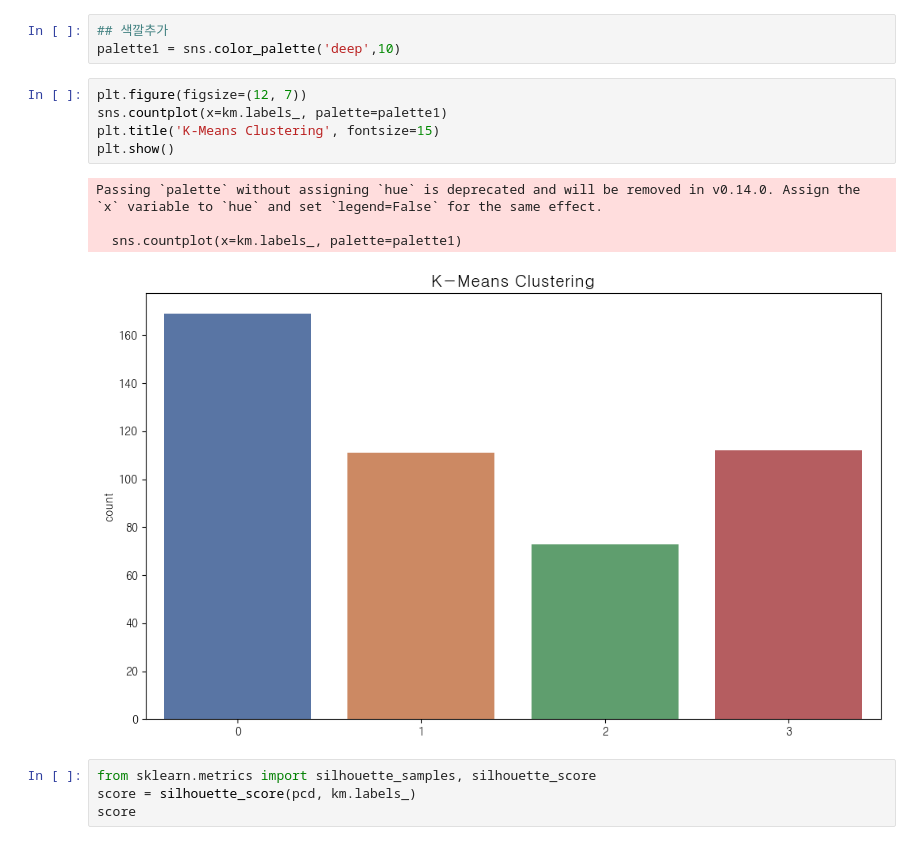
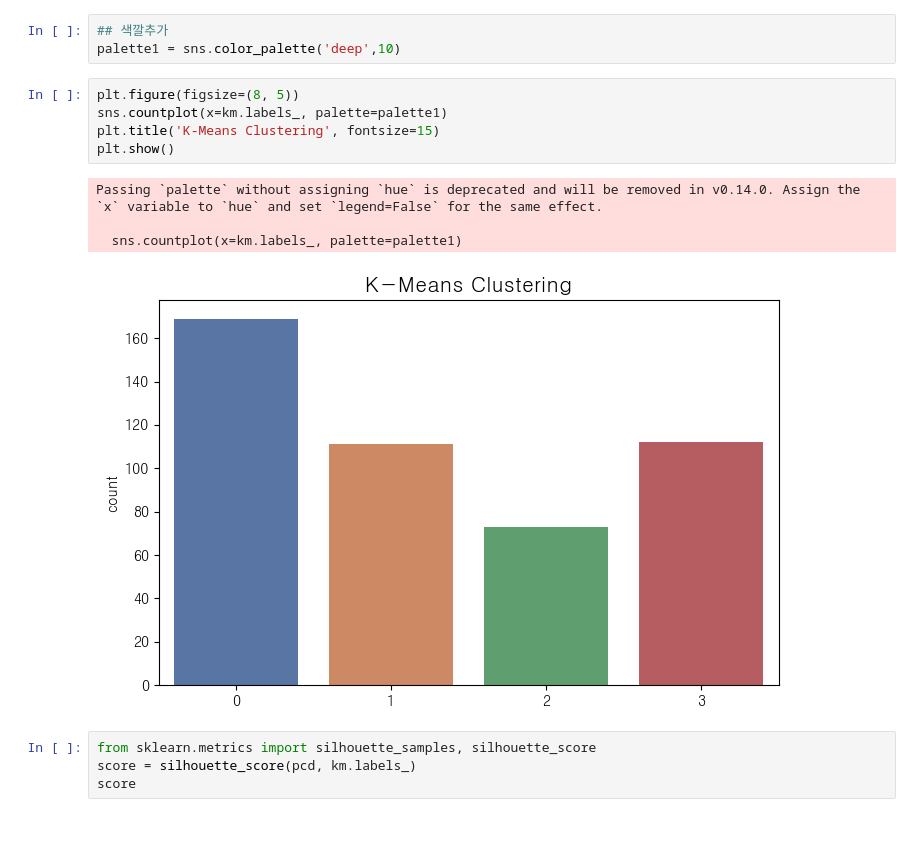
Before and after one commit to naedonnaelife/naedonnaesan, a Jupyter notebook: Clustering/군집만들기.ipynb, the cells around one changed output. Cells and saved outputs as stored; diff of their text form.

```diff
--- a/Clustering/군집만들기.ipynb
+++ b/Clustering/군집만들기.ipynb
@@ -240,15 +240,15 @@ Name: count, dtype: int64
 ## 색깔추가
 palette1 = sns.color_palette('deep',10)
 # %%
-plt.figure(figsize=(12, 7))
+plt.figure(figsize=(8, 5))
 sns.countplot(x=km.labels_, palette=palette1)
 plt.title('K-Means Clustering', fontsize=15)
 plt.show()
 # %% [output]
 Passing `palette` without assigning `hue` is deprecated and will be removed in v0.14.0. Assign the `x` variable to `hue` and set `legend=False` for the same effect.
 
   sns.countplot(x=km.labels_, palette=palette1)
-[figure, old version]
+[figure, new version]
 # %%
 from sklearn.metrics import silhouette_samples, silhouette_score
 score = silhouette_score(pcd, km.labels_)
```
